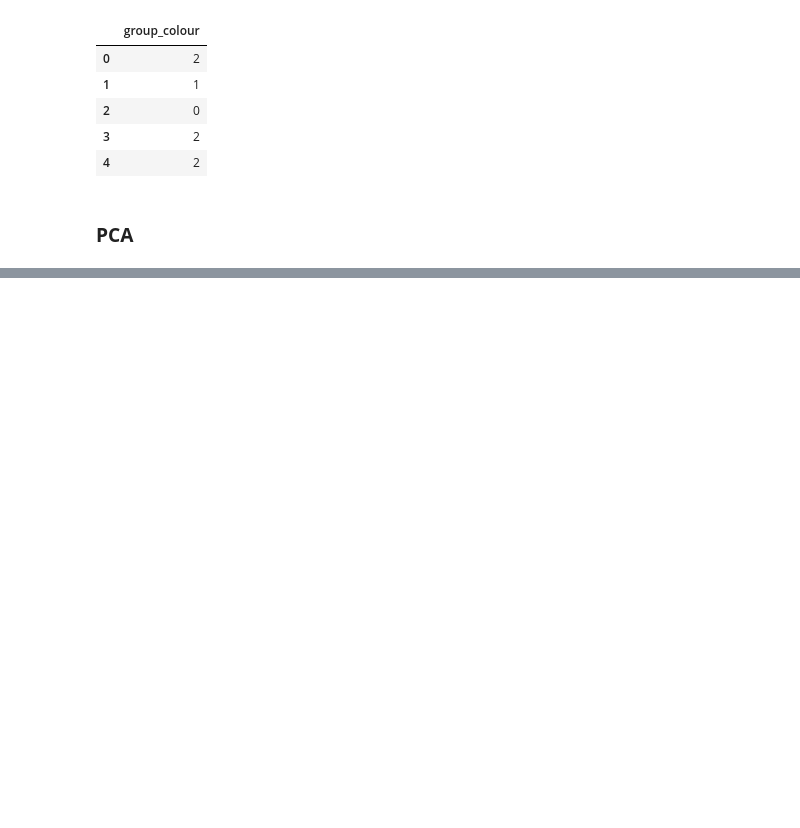
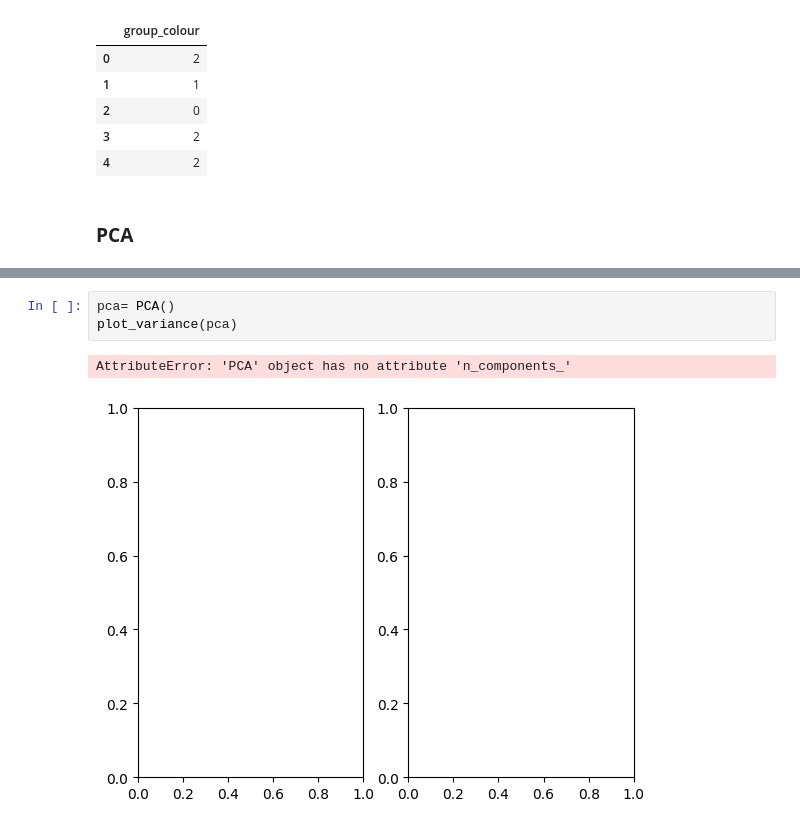
Before and after one commit to 404visco/ML, a Jupyter notebook: Kaggle/stellarclass.ipynb, the cells around one changed output, grey strips where cells are left out. Drawn from its saved outputs; the diff is of its cells as text; blank space fills up the shorter version.

```diff
--- a/Kaggle/stellarclass.ipynb
+++ b/Kaggle/stellarclass.ipynb
@@ -200,0 +223,6 @@ loadings
+# %%
+pca= PCA()
+plot_variance(pca)
+# %% [output]
+AttributeError: 'PCA' object has no attribute 'n_components_'
+[figure, added]
```
Also changed, not shown: parts of 2 cells of this notebook.
